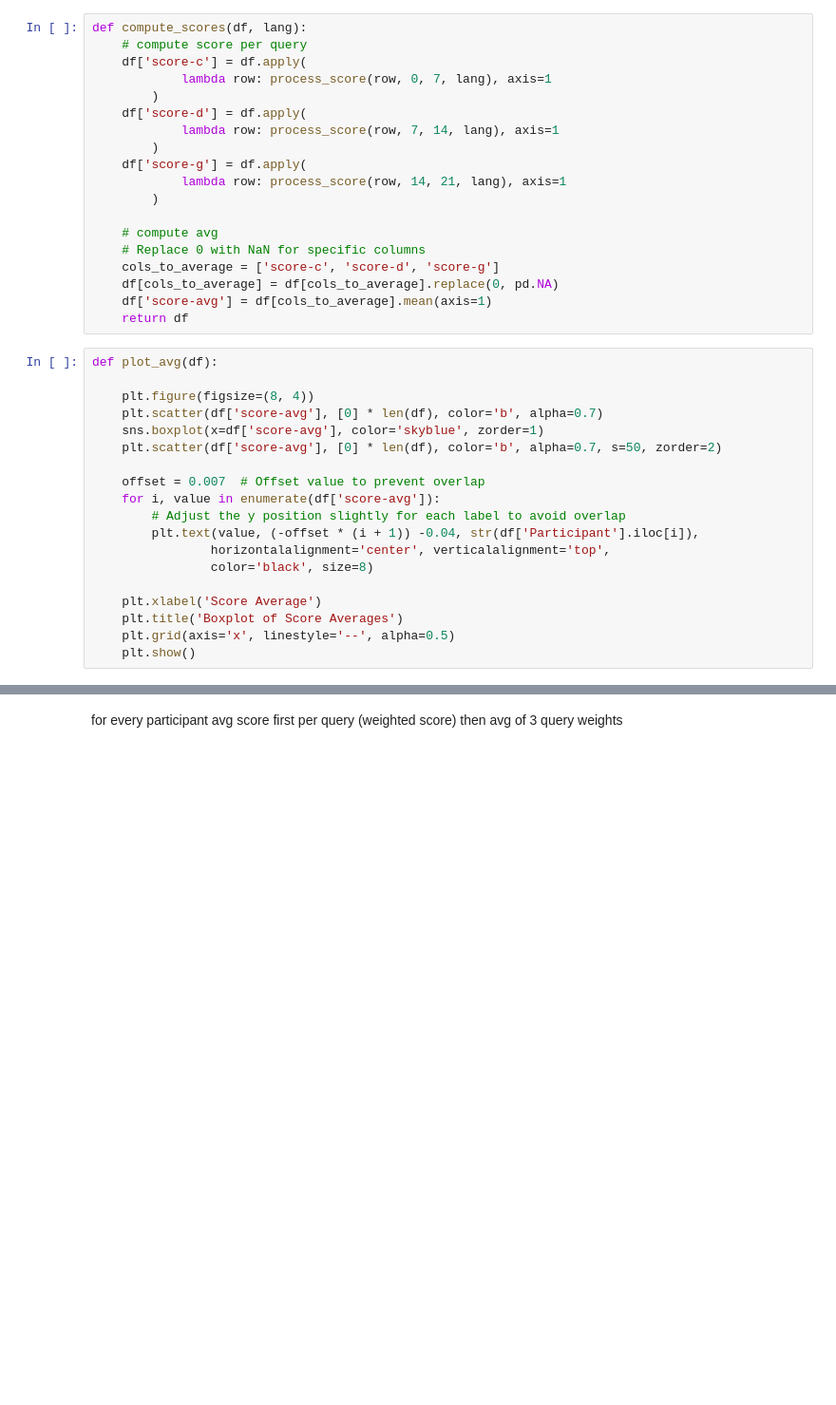
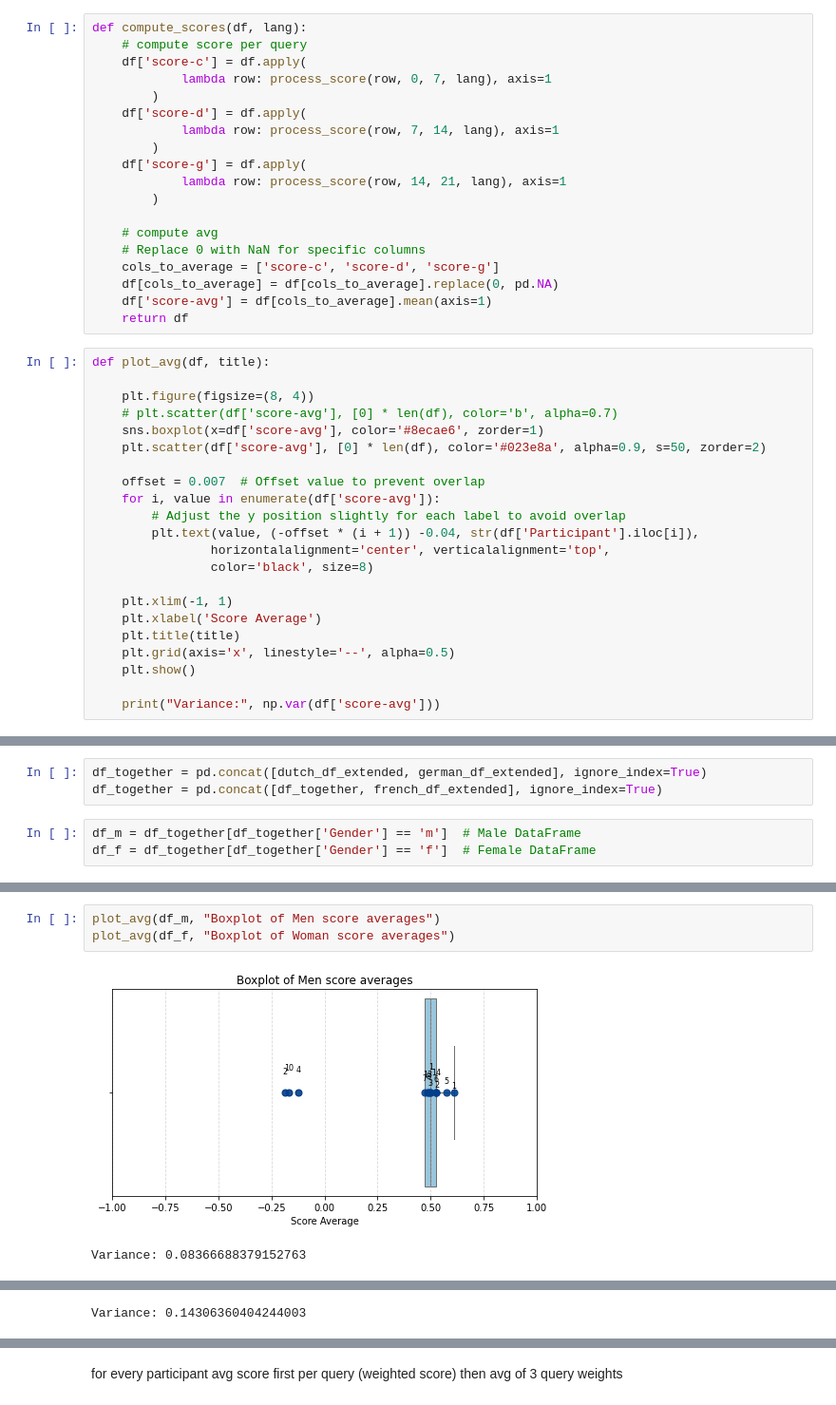
Before and after one commit to teauteau/ir_personalisation, a Jupyter notebook: data_analyzation.ipynb, the cells around one changed output, grey strips where cells are left out. Shown: that part at 95% size. Cells and saved outputs as stored; diff of their text form; blank space fills up the shorter version.

```diff
--- a/data_analyzation.ipynb
+++ b/data_analyzation.ipynb
@@ -129,12 +150,12 @@ def compute_scores(df, lang):
     df['score-avg'] = df[cols_to_average].mean(axis=1)
     return df
 # %%
-def plot_avg(df):
+def plot_avg(df, title):
 
     plt.figure(figsize=(8, 4))
-    plt.scatter(df['score-avg'], [0] * len(df), color='b', alpha=0.7)
-    sns.boxplot(x=df['score-avg'], color='skyblue', zorder=1)
-    plt.scatter(df['score-avg'], [0] * len(df), color='b', alpha=0.7, s=50, zorder=2)
+    # plt.scatter(df['score-avg'], [0] * len(df), color='b', alpha=0.7)
+    sns.boxplot(x=df['score-avg'], color='#8ecae6', zorder=1)
+    plt.scatter(df['score-avg'], [0] * len(df), color='#023e8a', alpha=0.9, s=50, zorder=2)
 
     offset = 0.007  # Offset value to prevent overlap
     for i, value in enumerate(df['score-avg']):
@@ -143,10 +164,13 @@ def plot_avg(df):
                 horizontalalignment='center', verticalalignment='top',
                 color='black', size=8)
 
+    plt.xlim(-1, 1)
     plt.xlabel('Score Average')
-    plt.title('Boxplot of Score Averages')
+    plt.title(title)
     plt.grid(axis='x', linestyle='--', alpha=0.5)
     plt.show()
+
+    print("Variance:", np.var(df['score-avg']))
 # %%
 file_path_dutch = "IR_data_Dutch.csv"
 file_path_german = "IR_data_German.csv"
@@ -165,0 +193,6 @@ plot_avg(german_df_extended)
+# %%
+df_together = pd.concat([dutch_df_extended, german_df_extended], ignore_index=True)
+df_together = pd.concat([df_together, french_df_extended], ignore_index=True)
+# %%
+df_m = df_together[df_together['Gender'] == 'm']  # Male DataFrame
+df_f = df_together[df_together['Gender'] == 'f']  # Female DataFrame
@@ -165,0 +220,6 @@ plot_avg(german_df_extended)
+# %%
+plot_avg(df_m, "Boxplot of Men score averages")
+plot_avg(df_f, "Boxplot of Woman score averages")
+# %% [output]
+[figure, added]
+Variance: 0.08366688379152763
@@ -165,0 +227 @@ plot_avg(german_df_extended)
+Variance: 0.14306360404244003
```
Also changed, not shown: parts of 12 cells of this notebook, 3 other files.
